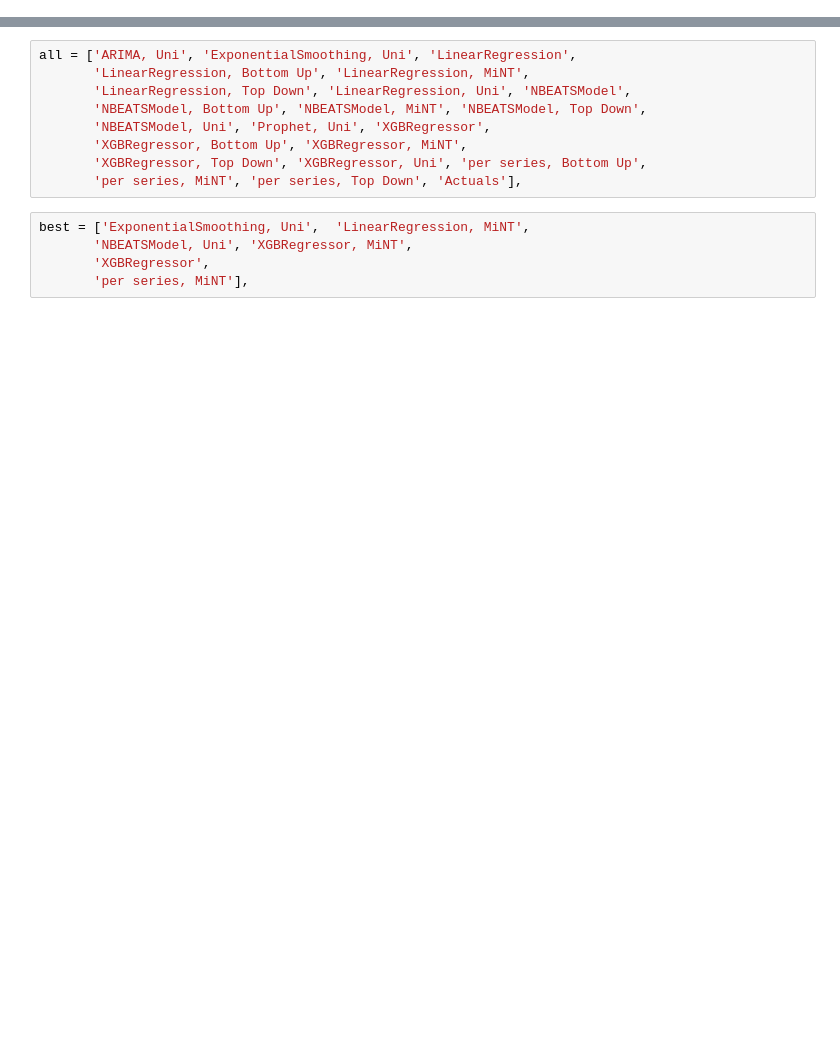
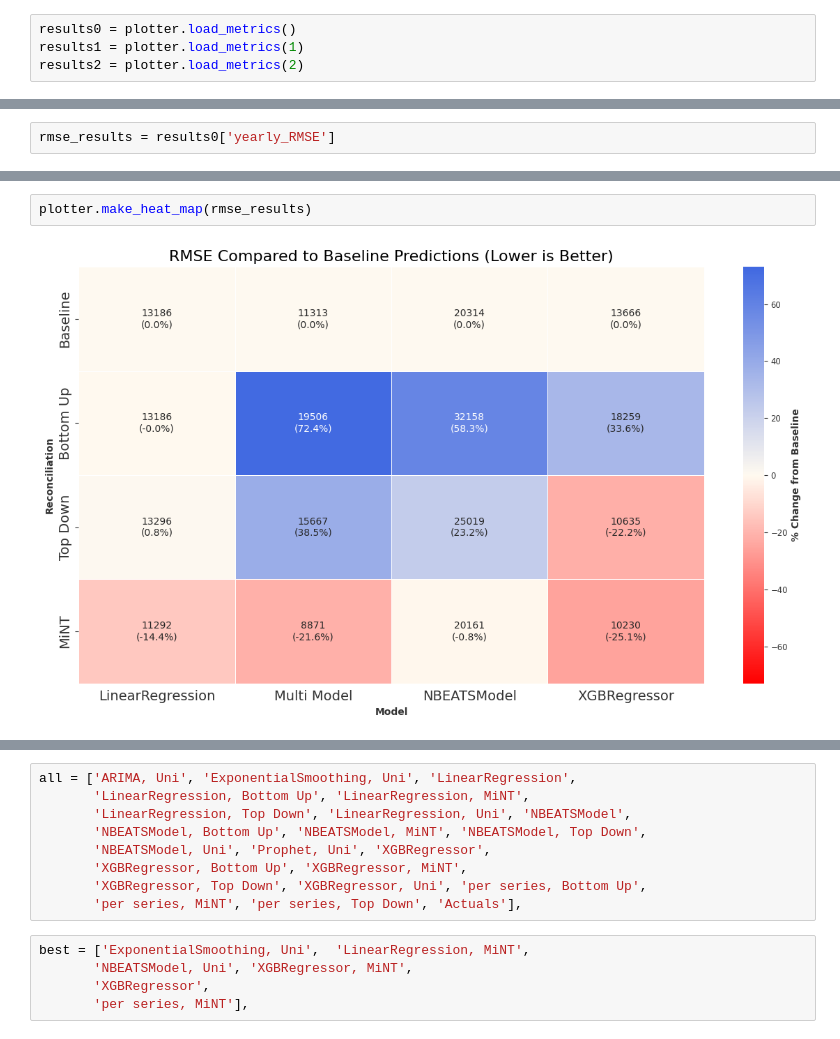
Before and after one commit to Jaewon45/hier_forecast, a Jupyter notebook: plot helper.ipynb, the cells around one changed output, grey strips where cells are left out. Saved outputs shown, nothing was run; the diff lists cells and outputs as text; blank space fills up the shorter version.

Commit message:
refactored for readability and stable results

```diff
--- a/plot helper.ipynb
+++ b/plot helper.ipynb
@@ -18,0 +10,4 @@ def load_val(file_path='data/SampleHierForecastingBASF_share.xlsx'):
+# %%
+results0 = plotter.load_metrics()
+results1 = plotter.load_metrics(1)
+results2 = plotter.load_metrics(2)
@@ -18,0 +18,2 @@ def load_val(file_path='data/SampleHierForecastingBASF_share.xlsx'):
+# %%
+rmse_results = results0['yearly_RMSE']
@@ -18,0 +40,4 @@ def load_val(file_path='data/SampleHierForecastingBASF_share.xlsx'):
+# %%
+plotter.make_heat_map(rmse_results)
+# %% [output]
+[figure, added]
```
Also changed, not shown: parts of 15 cells of this notebook, 5 other files.
